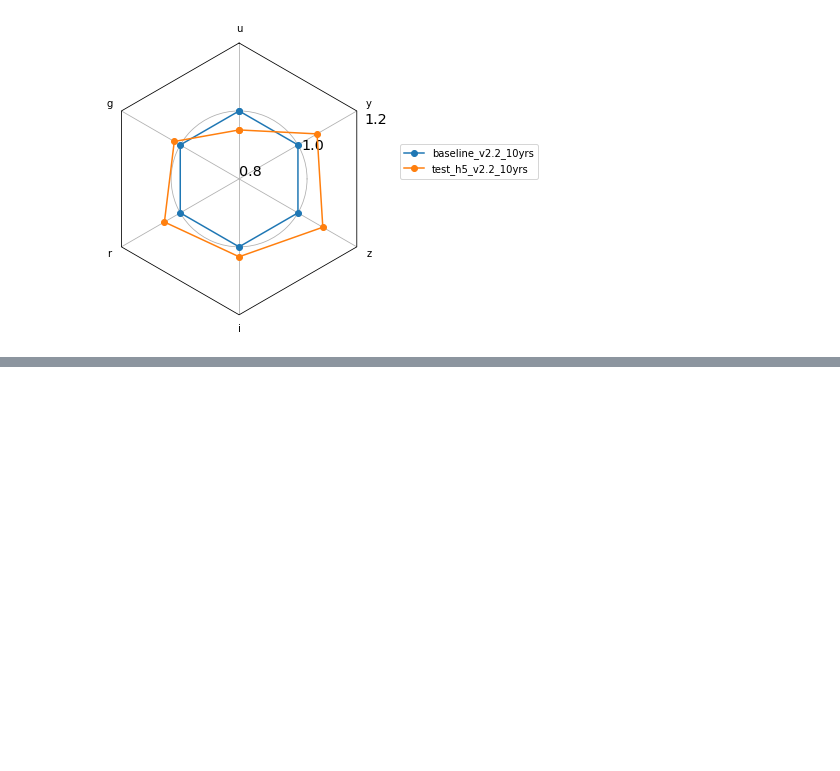
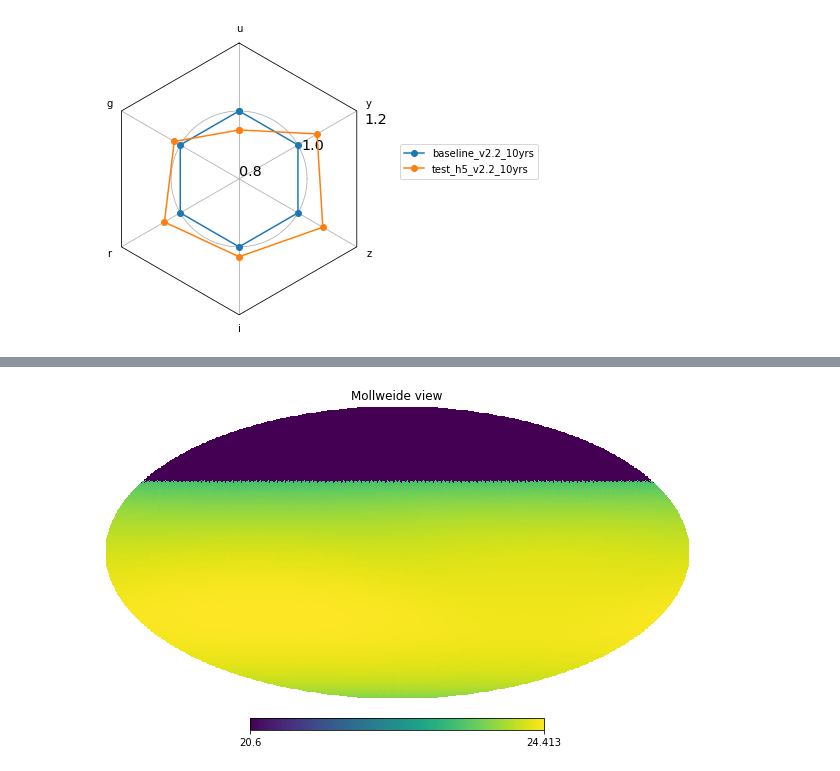
Before and after one commit to lsst-sims/sims_featureScheduler_runs2.2, a Jupyter notebook: maf/check_new_sky.ipynb, the cells around one changed output, grey strips where cells are left out. Saved outputs shown, nothing was run; the diff lists cells and outputs as text; code cells hidden in the pictures; blank space fills up the shorter version.

```diff
--- a/maf/check_new_sky.ipynb
+++ b/maf/check_new_sky.ipynb
@@ -121,0 +142,5 @@ fig, ax = radar(data_normed, legend=True, rgrids=[.80, 1.0, 1.2])
+# %%
+dark_map = m5p.dark_map(filtername='r')
+hp.mollview(dark_map, min=20.6)
+# %% [output]
+[figure, added]
```
Also changed, not shown: parts of 6 cells of this notebook, 1 other file.
